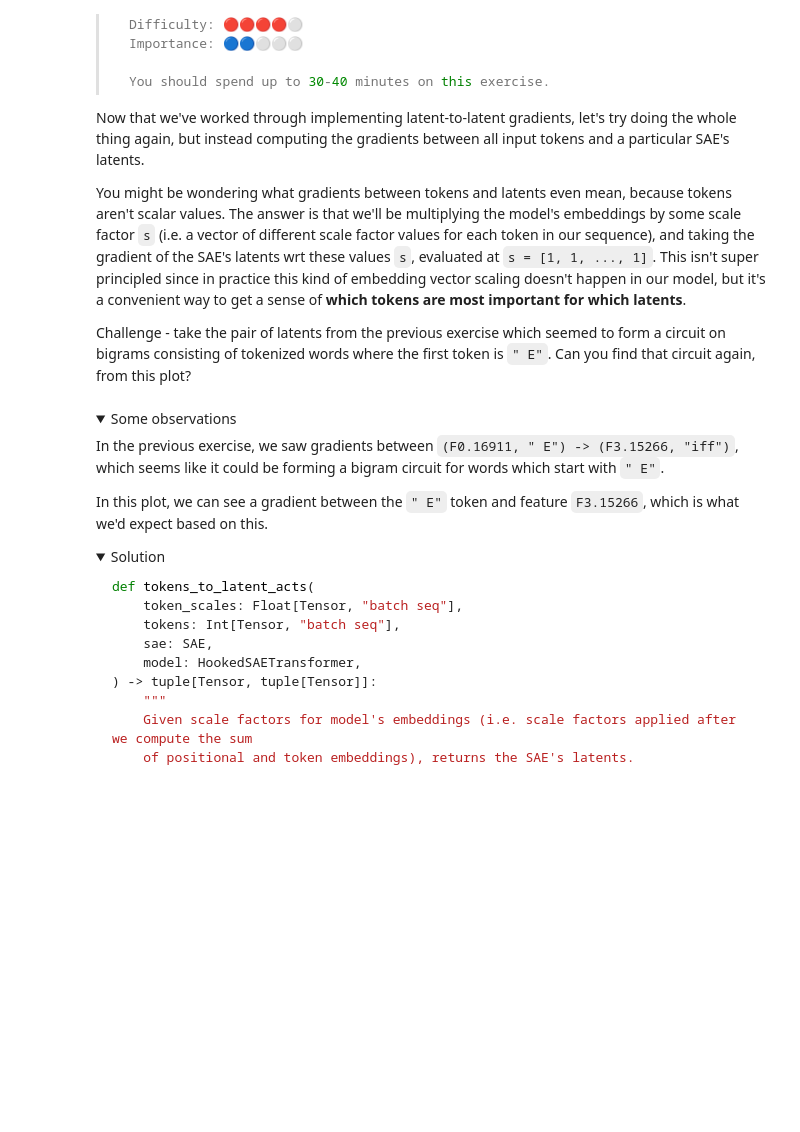
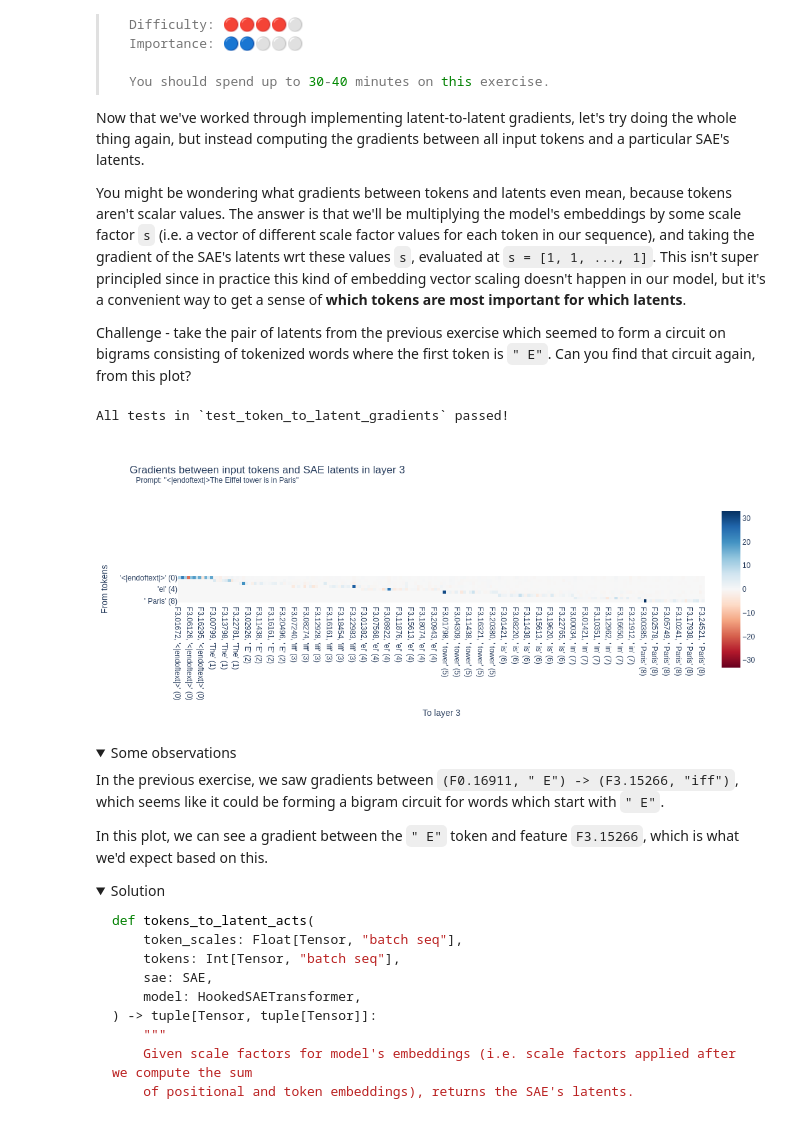
Before and after one commit to Shimin-Zhang/ARENA_Progress, a Jupyter notebook: chapter1_transformer_interp/exercises/part42_sae_circuits/1.4.2_SAE_Circuits_exercises.ipynb, the cells around one changed output. Drawn from its saved outputs; the diff is of its cells as text; code cells hidden in the pictures; folded sections open; blank space fills up the shorter version.

```diff
--- a/chapter1_transformer_interp/exercises/part42_sae_circuits/1.4.2_SAE_Circuits_exercises.ipynb
+++ b/chapter1_transformer_interp/exercises/part42_sae_circuits/1.4.2_SAE_Circuits_exercises.ipynb
@@ -952,7 +977,14 @@ def tokens_to_latent_acts(
         latent_acts_sparse: The SAE's latents in sparse form (i.e. the tensor of values)
         latent_acts_dense:  The SAE's latents as a dense tensor, in a length-1 tuple
     """
-    # ... YOUR CODE HERE ...
+    _, cache = model.run_with_cache(tokens, stop_at_layer=0)
+    token_embedded = (cache["hook_embed"]  +  cache["hook_pos_embed"]) * token_scales.unsqueeze(-1)
+
+    sae_layer= _get_hook_layer(sae)
+    layer_to_resid_acts_recon = model.forward(token_embedded, start_at_layer = 0, stop_at_layer = sae_layer)
+    sae_latent_act = sae.encode(layer_to_resid_acts_recon)
+
+    sae_latents = SparseTensor.from_dense(sae_latent_act)
 
     return sae_latents.sparse[0], (sae_latents.dense,)
 
@@ -963,34 +995,47 @@ def token_to_latent_gradients(
     model: HookedSAETransformer,
 ) -> tuple[Tensor, SparseTensor]:
     """
     Computes the gradients between an SAE's latents and all input tokens.
 
     Returns:
         token_latent_grads: The gradients between input tokens and SAE latents
         latent_acts:        The SAE's latent activations
     """
     # ... YOUR CODE HERE ...
+    token_scales = t.ones(tokens.shape, device=tokens.device)
 
-    return (token_latent_grads, latent_acts)
+    # create jacobian function
+    token_to_latent_acts_and_gradients = t.func.jacrev(tokens_to_latent_acts, argnums=0, has_aux=True)
+
+    token_latent_grads, (latent_acts,) = token_to_latent_acts_and_gradients(
+         token_scales, tokens, sae, model
+    )
+
+
+    token_latent_grads = einops.rearrange(token_latent_grads, 'latent b seq -> b seq latent')
+    return (token_latent_grads, SparseTensor.from_dense(latent_acts))
 
 
 tests.test_token_to_latent_gradients(token_to_latent_gradients, gpt2, gpt2_saes)
 
 sae_layer = 3
 token_latent_grads, latent_acts = token_to_latent_gradients(tokens, sae=gpt2_saes[sae_layer], model=gpt2)
 
 fig = px.imshow(
     to_numpy(token_latent_grads[0]),
     color_continuous_midpoint=0.0,
     color_continuous_scale="RdBu",
     x=[f"F{sae_layer}.{latent:05}, {str_toks[seq]!r} ({seq})" for (_, seq, latent) in latent_acts.indices],
     y=[f"{str_toks[i]!r} ({i})" for i in range(len(str_toks))],
     labels={"x": f"To layer {sae_layer}", "y": "From tokens"},
     title=f'Gradients between input tokens and SAE latents in layer {sae_layer}<br><sup>   Prompt: "{"".join(str_toks)}"</sup>',
     width=1900,
     height=450,
 )
 fig.show()
+# %% [output]
+All tests in `test_token_to_latent_gradients` passed!
+[figure, added]
 # %% [markdown]
 <details>
 <summary>Some observations</summary>
```
Also changed, not shown: parts of 5 cells of this notebook.
